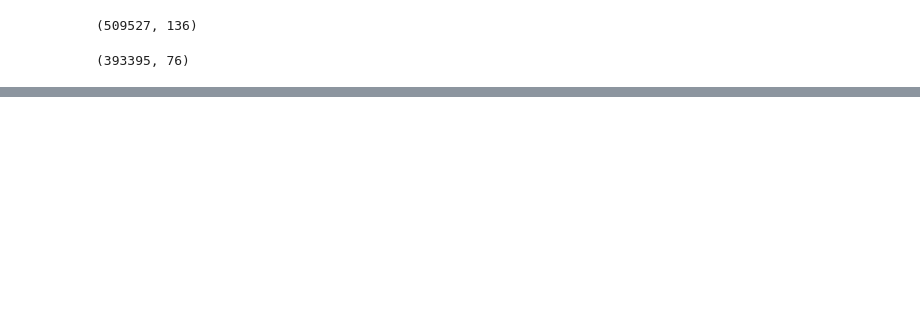
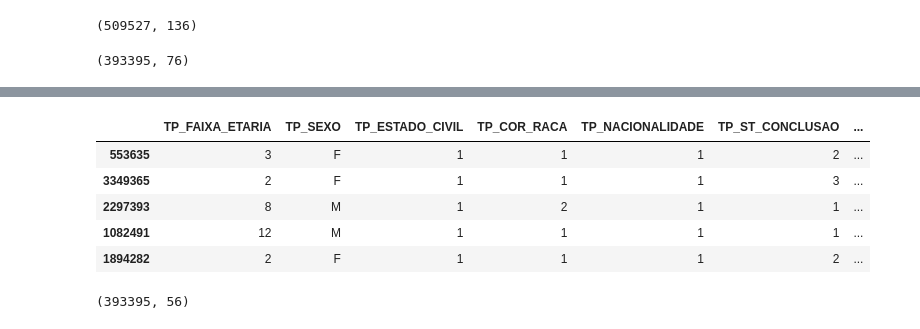
Before and after one commit to rhyanfrazao/aed-enem-2022, a Jupyter notebook: projeto-aed-enem-2023.ipynb, the cells around one changed output, grey strips where cells are left out. Drawn from its saved outputs; the diff is of its cells as text; code cells hidden in the pictures; blank space fills up the shorter version.

```diff
--- a/projeto-aed-enem-2023.ipynb
+++ b/projeto-aed-enem-2023.ipynb
@@ -108,0 +123,5 @@ df_enem_2023.shape
+# %%
+# Repetindo para o Enem 2023, ainda utilizando List Comprehension:
+
+colunas_questoes_2023 = [coluna for coluna in df_enem_2023.columns if coluna.startswith('TX_')]
+colunas_questoes_2023
@@ -108,0 +156,5 @@ df_enem_2023.shape
+# %%
+# Repetindo para o Enem 2023:
+
+colunas_codigos_2023 = [coluna for coluna in df_enem_2023.columns if coluna.startswith('CO_')]
+colunas_codigos_2023
@@ -108,0 +211,17 @@ df_enem_2023.shape
+# %%
+# Fazendo o mesmo processo de remoção para o Enem 2023:
+
+colunas_remover_2023 = colunas_questoes_2023 + colunas_codigos_2023 + colunas_municipios_2023 + ['NU_INSCRICAO', 'NU_ANO']
+df_enem_2023 = df_enem_2023.drop(colunas_remover_2023, axis=1)
+df_enem_2023.head()
+# %% [output]
+|  | TP_FAIXA_ETARIA | TP_SEXO | TP_ESTADO_CIVIL | TP_COR_RACA | TP_NACIONALIDADE | TP_ST_CONCLUSAO | ... |
+| 553635 | 3 | F | 1 | 1 | 1 | 2 | ... |
+| 3349365 | 2 | F | 1 | 1 | 1 | 3 | ... |
+| 2297393 | 8 | M | 1 | 2 | 1 | 1 | ... |
+| 1082491 | 12 | M | 1 | 1 | 1 | 1 | ... |
+| 1894282 | 2 | F | 1 | 1 | 1 | 2 | ... |
+# %%
+df_enem_2023.shape
+# %% [output]
+(393395, 56)
```
Also changed, not shown: parts of 9 cells of this notebook.
